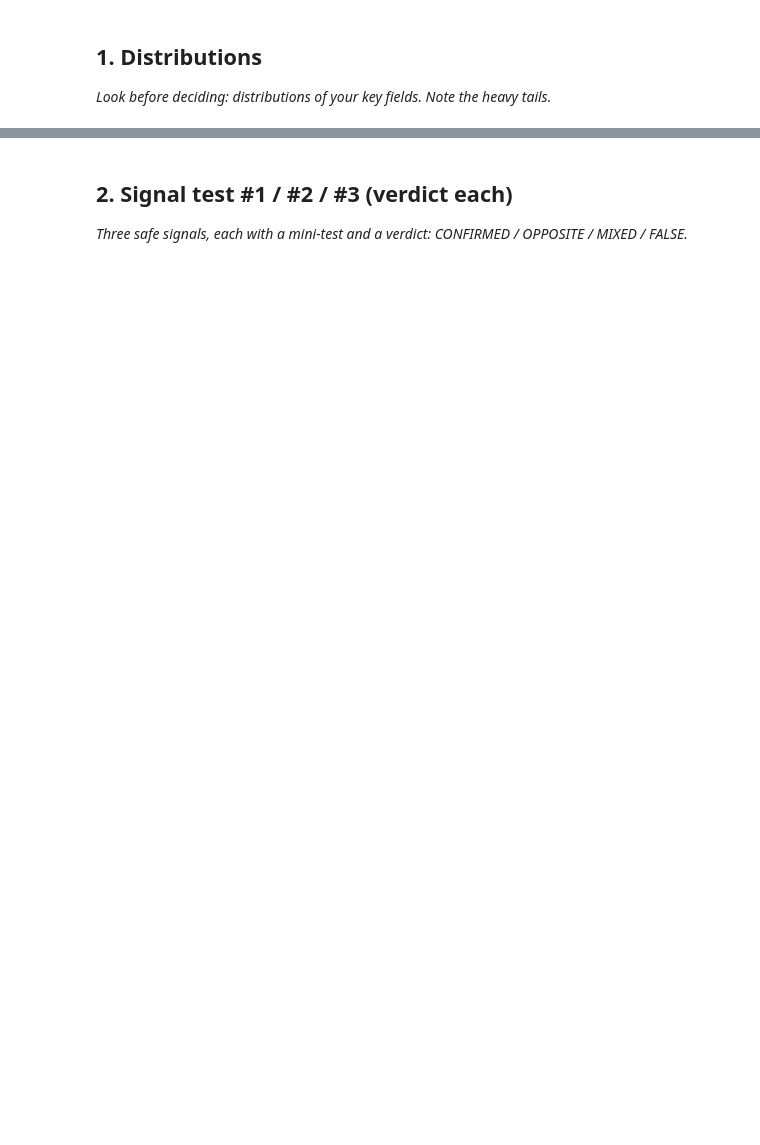
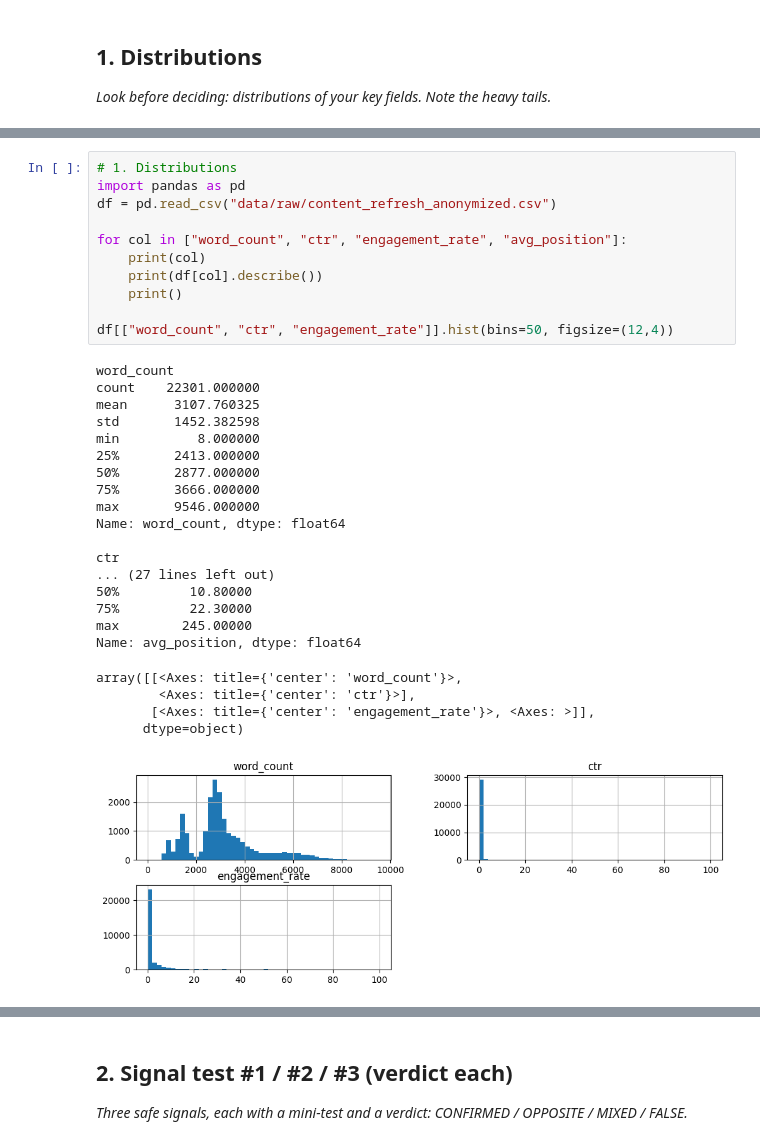
Before and after one commit to ameemaiqbal/flyrank-ml-internship, a Jupyter notebook: work/notebooks/w04_signal_audit.ipynb, the cells around one changed output, grey strips where cells are left out. Drawn from its saved outputs; the diff is of its cells as text; blank space fills up the shorter version.

```diff
--- a/work/notebooks/w04_signal_audit.ipynb
+++ b/work/notebooks/w04_signal_audit.ipynb
@@ -15,0 +27,34 @@ This skeleton is yours to fill. Work the sections **in order** — each one has
+# %%
+# 1. Distributions
+import pandas as pd
+df = pd.read_csv("data/raw/content_refresh_anonymized.csv")
+
+for col in ["word_count", "ctr", "engagement_rate", "avg_position"]:
+    print(col)
+    print(df[col].describe())
+    print()
+
+df[["word_count", "ctr", "engagement_rate"]].hist(bins=50, figsize=(12,4))
+# %% [output]
+word_count
+count    22301.000000
+mean      3107.760325
+std       1452.382598
+min          8.000000
+25%       2413.000000
+50%       2877.000000
+75%       3666.000000
+max       9546.000000
+Name: word_count, dtype: float64
+
+ctr
+... (27 lines left out)
+50%         10.80000
+75%         22.30000
+max        245.00000
+Name: avg_position, dtype: float64
+array([[<Axes: title={'center': 'word_count'}>,
+        <Axes: title={'center': 'ctr'}>],
+       [<Axes: title={'center': 'engagement_rate'}>, <Axes: >]],
+      dtype=object)
+[figure, added]
```
Also changed, not shown: parts of 22 cells of this notebook.
